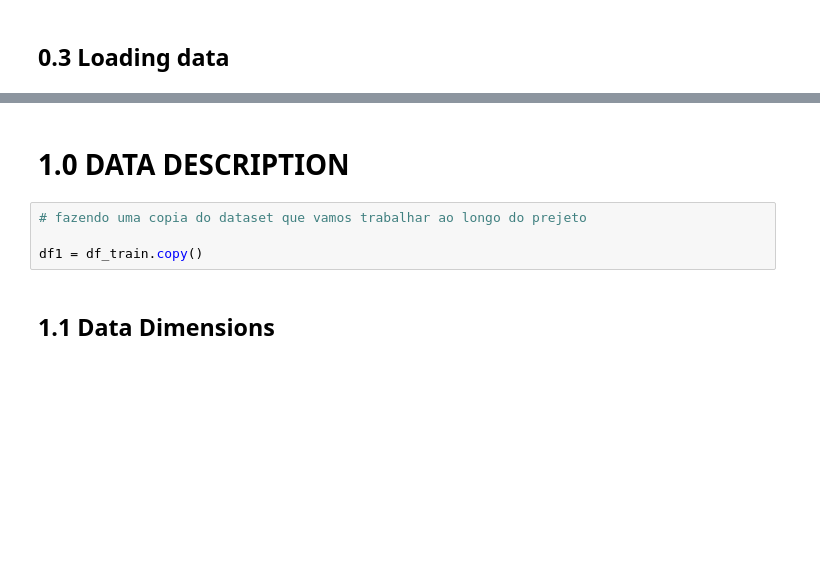
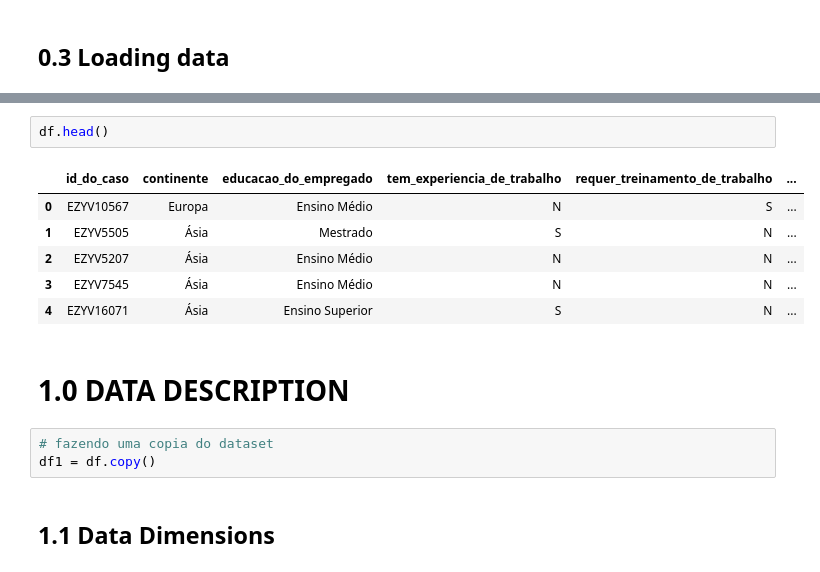
Before and after one commit to leoalvessantana/ML-Olympiad-Vistos-Classification, a Jupyter notebook: vistos_classification.ipynb, the cells around one changed output, grey strips where cells are left out. Saved outputs shown, nothing was run; the diff lists cells and outputs as text; blank space fills up the shorter version.

```diff
--- a/vistos_classification.ipynb
+++ b/vistos_classification.ipynb
@@ -47,9 +15,17 @@ df_test
+# %%
+df.head()
+# %% [output]
+|  | id_do_caso | continente | educacao_do_empregado | tem_experiencia_de_trabalho | requer_treinamento_de_trabalho | ... |
+| 0 | EZYV10567 | Europa | Ensino Médio | N | S | ... |
+| 1 | EZYV5505 | Ásia | Mestrado | S | N | ... |
+| 2 | EZYV5207 | Ásia | Ensino Médio | N | N | ... |
+| 3 | EZYV7545 | Ásia | Ensino Médio | N | N | ... |
+| 4 | EZYV16071 | Ásia | Ensino Superior | S | N | ... |
 # %% [markdown]
 # 1.0 DATA DESCRIPTION
 # %%
-# fazendo uma copia do dataset que vamos trabalhar ao longo do prejeto
-
-df1 = df_train.copy()
+# fazendo uma copia do dataset
+df1 = df.copy()
 # %% [markdown]
 ## 1.1 Data Dimensions
 # %%
```
Also changed, not shown: parts of 19 cells of this notebook, 1 other file.
